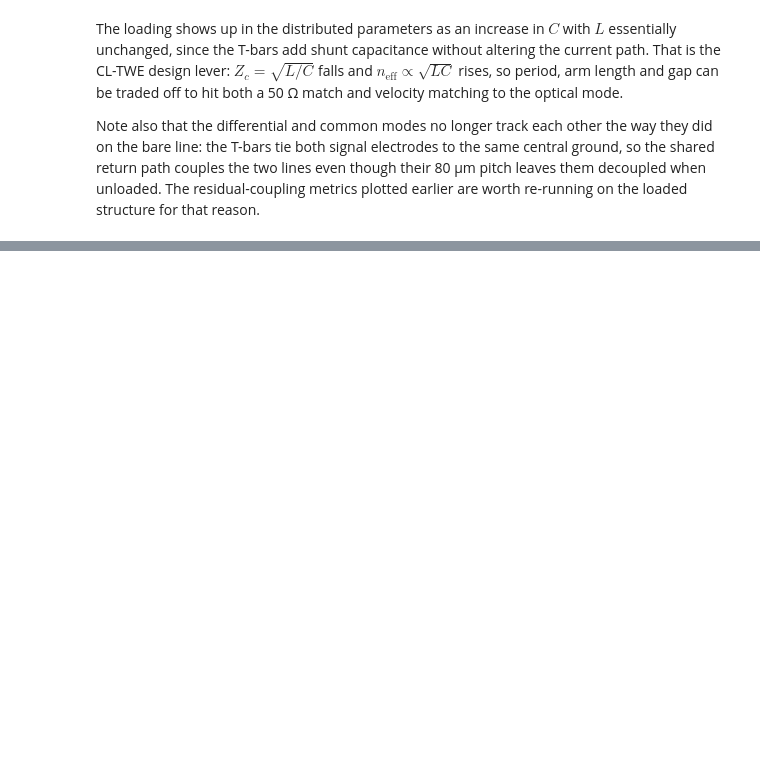
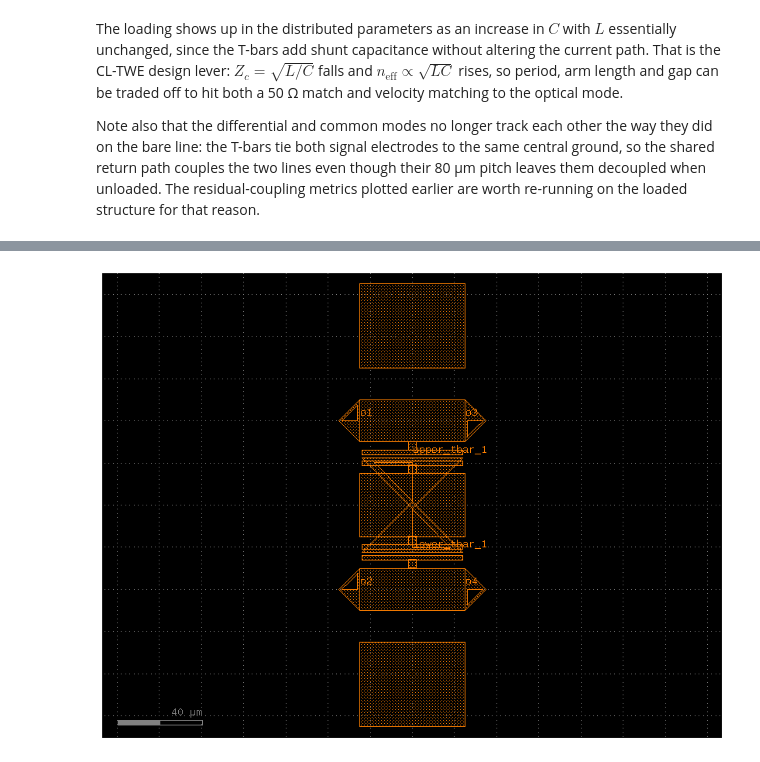
Before and after one commit to gdsfactory/gsim, a Jupyter notebook: nbs/palace_gsgsg_waveport.ipynb, the cells around one changed output, grey strips where cells are left out. Cells and saved outputs as stored; diff of their text form; code cells hidden in the pictures; blank space fills up the shorter version.

```diff
--- a/nbs/palace_gsgsg_waveport.ipynb
+++ b/nbs/palace_gsgsg_waveport.ipynb
@@ -715,0 +834,90 @@ Note also that the differential and common modes no longer track each other the
+# %%
+n_periods=1
+TBAR_LUMPED_PORT_NAMES = tuple(
+    [f"upper_tbar_{i}" for i in range(1, n_periods+1)]
+    + [f"lower_tbar_{i}" for i in range(1, n_periods+1)]
+)
+
+
+@gf.cell
+def gsgsg_tbar_lumped_segment(
+    length: float = 50.0,
+    tbar_period: float = 50.0,
+    s_width: float = 20.0,
+    g_width: float = 40.0,
+    gap_width: float = 15.0,
+    signal_pitch: float = 80.0,
+    tbar_stem_width: float = 4.0,
+    tbar_arm_length: float = 48.0,
+    tbar_arm_width: float = 2.0,
+    tbar_gap: float = 3.0,
+    layer=LAYER.TopMetal2drawing,
+) -> gf.Component:
+    """T-bar-loaded GSGSG section with a gap port at every T-bar pair."""
+    n_periods = round(length / tbar_period)
+
+
+
+    # if n_periods != 4 or not np.isclose(n_periods * tbar_period, length):
+    #     raise ValueError(
+    #         "This circuit segment must contain exactly four complete T-bar periods."
+    #     )
+
+    c = gf.Component()
+    base = c << gsgsg_tbar_electrode(
+        length=length,
+        s_width=s_width,
+        g_width=g_width,
+        gap_width=gap_width,
+        signal_pitch=signal_pitch,
+        tbar_period=tbar_period,
+        tbar_stem_width=tbar_stem_width,
+        tbar_arm_length=tbar_arm_length,
+        tbar_arm_width=tbar_arm_width,
+        tbar_gap=tbar_gap,
+        layer=layer,
+    )
+    c.add_ports(base.ports)
+
+    stem_length = (gap_width - tbar_gap) / 2 - tbar_arm_width
+    s_inner = signal_pitch / 2 - s_width / 2
+    gap_center_from_axis = (
+        s_inner - stem_length - tbar_arm_width - tbar_gap / 2
+    )
+    x_centers = [
+        -length / 2 + (i + 0.5) * tbar_period for i in range(n_periods)
+    ]
+
+    for arm, sign, orientation in (
+        ("upper", +1, 270),
+        ("lower", -1, 90),
+    ):
+        for i, x0 in enumerate(x_centers, start=1):
+            c.add_port(
+                name=f"{arm}_tbar_{i}",
+                center=(x0, sign * gap_center_from_axis),
+                width=tbar_arm_length,
+                orientation=orientation,
+                port_type="electrical",
+                layer=layer,
+            )
+
+    for key, value in (
+        ("s_width", s_width),
+        ("g_width", g_width),
+        ("gap_width", gap_width),
+        ("signal_pitch", signal_pitch),
+        ("tbar_period", tbar_period),/tmp/oa-migrate-live-smoke/oa_parameters.json
+        ("tbar_gap", tbar_gap),
+        ("n_periods", n_periods),
+    ):
+        c.info[key] = value
+    return c
+
+
+mzm_segment = gsgsg_tbar_lumped_segment()
+mzm_segment_display = mzm_segment.copy()
+mzm_segment_display.draw_ports()
+mzm_segment_display
+# %% [output]
+[figure, added]
```
Also changed, not shown: parts of 38 cells of this notebook.
